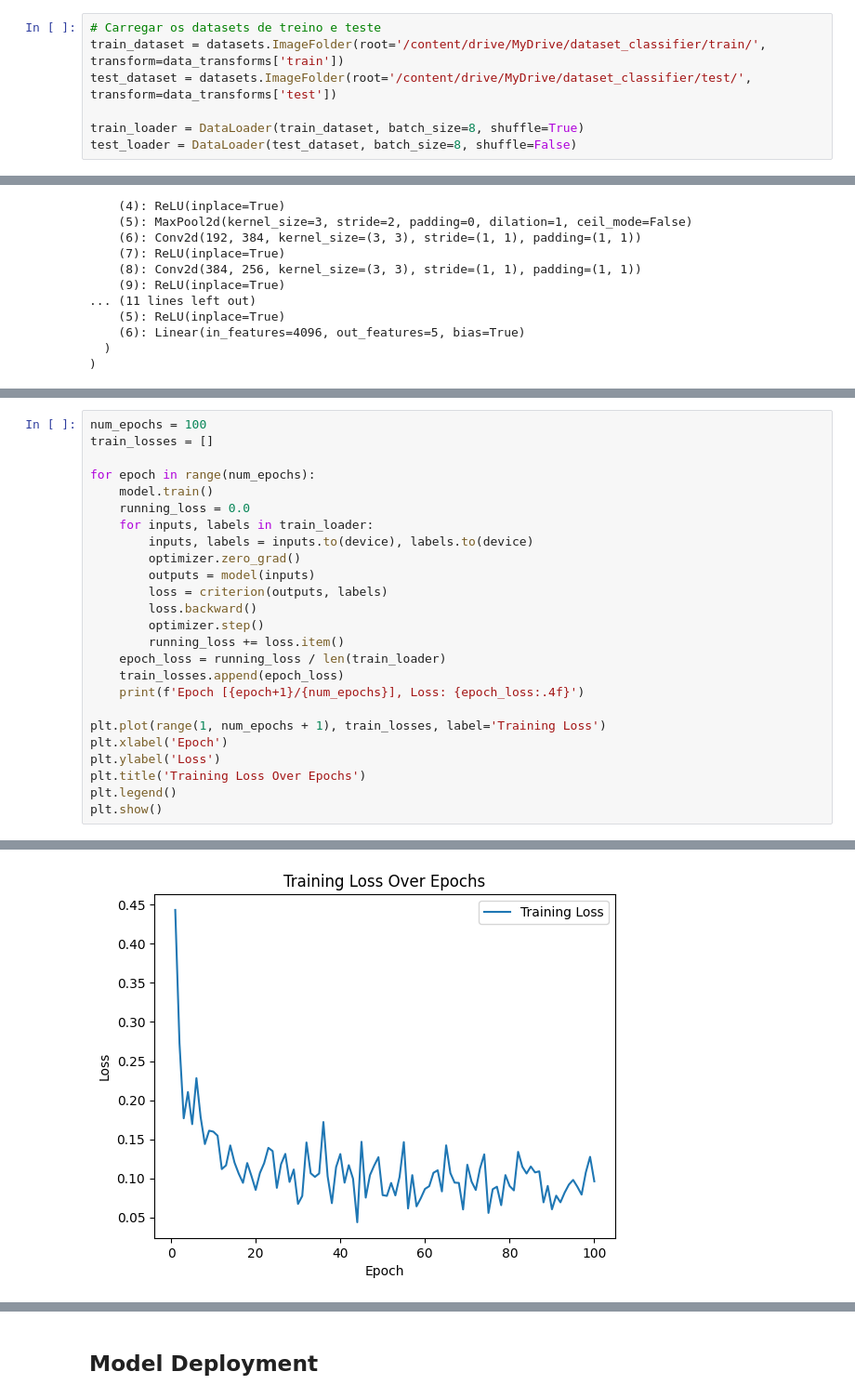
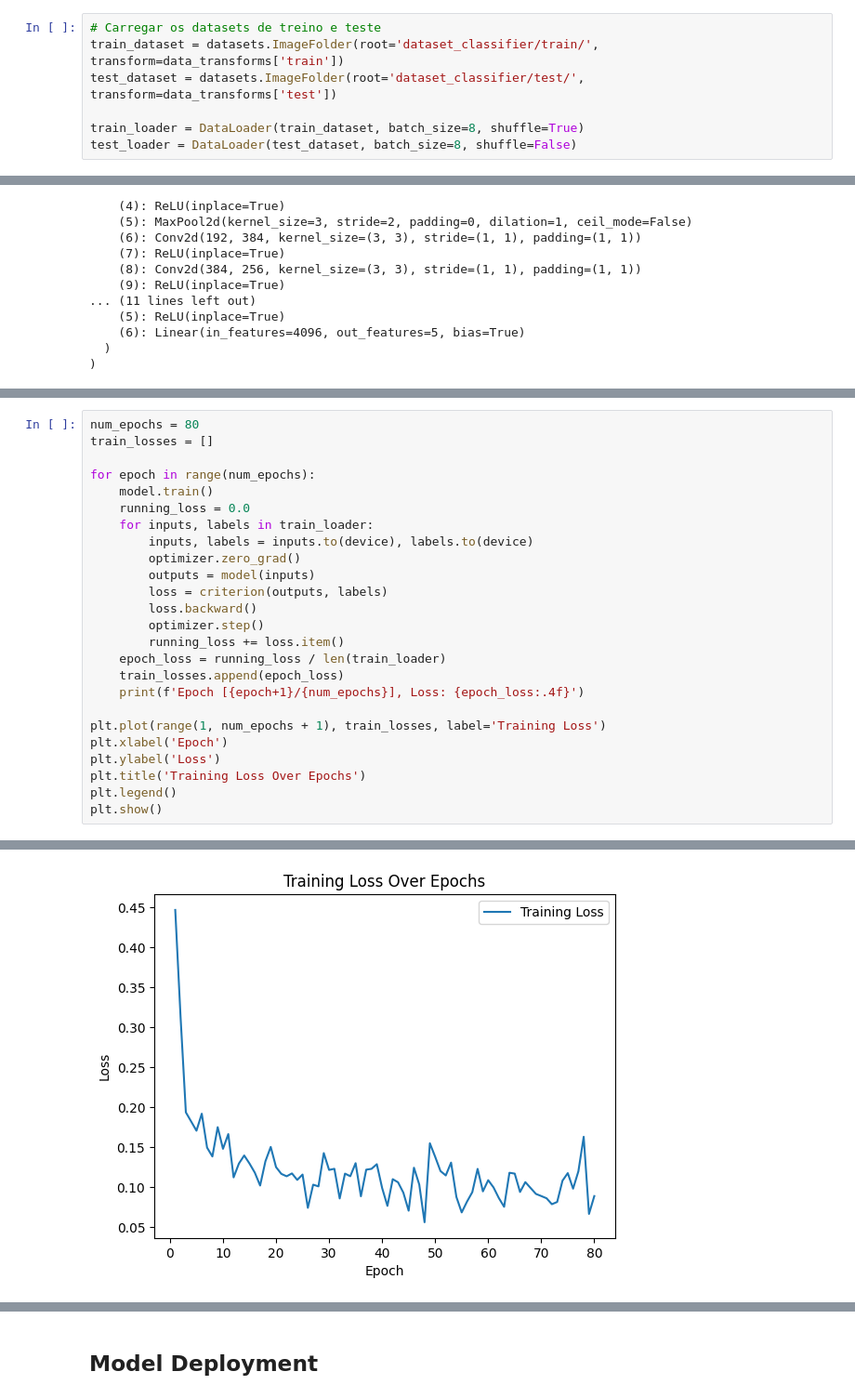
Before and after one commit to Eric-Oliveira-ds/leishticIA, a Jupyter notebook: AlexNet_classifier.ipynb, the cells around one changed output, grey strips where cells are left out. Shown at 93% size. Cells and saved outputs as stored; diff of their text form.

```diff
--- a/AlexNet_classifier.ipynb
+++ b/AlexNet_classifier.ipynb
@@ -118,8 +80,8 @@ data_transforms = {
 }
 # %%
 # Carregar os datasets de treino e teste
-train_dataset = datasets.ImageFolder(root='/content/drive/MyDrive/dataset_classifier/train/', transform=data_transforms['train'])
-test_dataset = datasets.ImageFolder(root='/content/drive/MyDrive/dataset_classifier/test/', transform=data_transforms['test'])
+train_dataset = datasets.ImageFolder(root='dataset_classifier/train/', transform=data_transforms['train'])
+test_dataset = datasets.ImageFolder(root='dataset_classifier/test/', transform=data_transforms['test'])
 
 train_loader = DataLoader(train_dataset, batch_size=8, shuffle=True)
 test_loader = DataLoader(test_dataset, batch_size=8, shuffle=False)
@@ -265,5 +209,5 @@ make_dot(y, params=dict(model.named_parameters())).render("model_architecture",
 # %%
-num_epochs = 100
+num_epochs = 80
 train_losses = []
 
 for epoch in range(num_epochs):
@@ -308,2 +252,2 @@ Epoch [100/100], Loss: 0.0960
-[figure, old version]
+[figure, new version]
 # %% [markdown]
```
Also changed, not shown: parts of 18 cells of this notebook, 6 other files.
